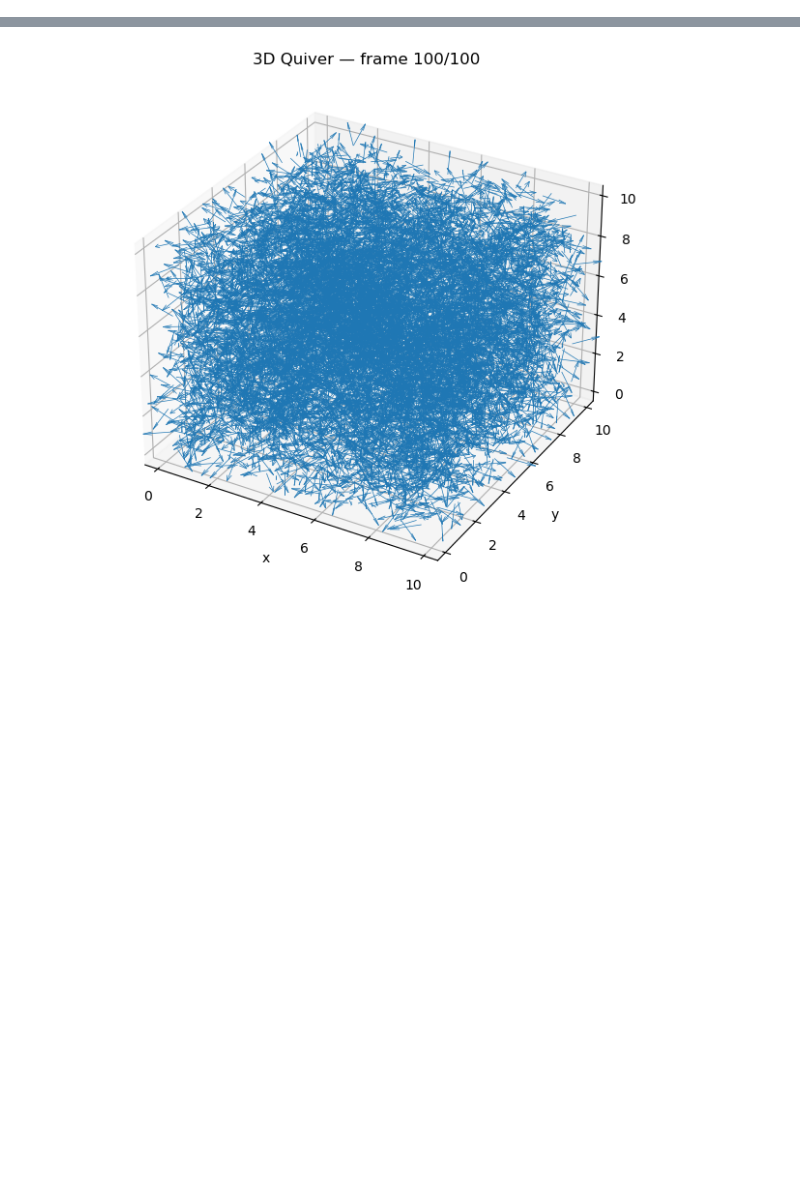
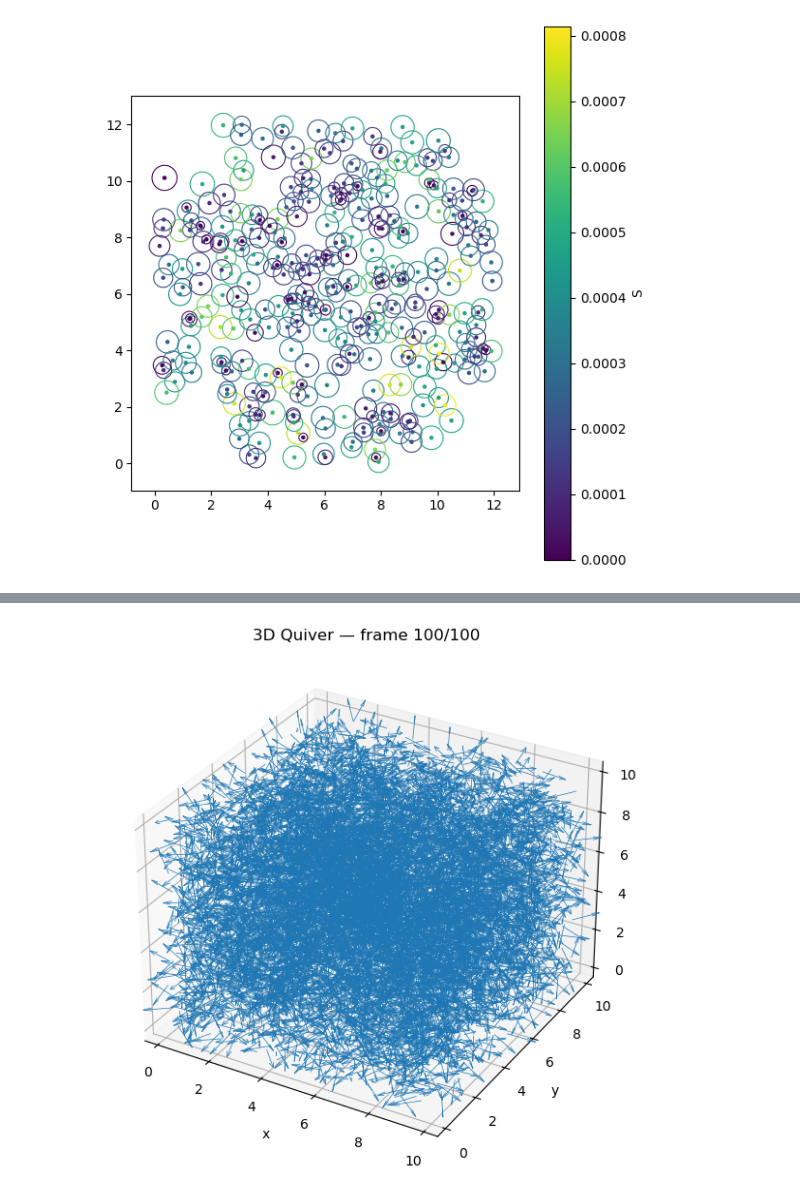
Before and after one commit to vicioms/camilla, a Jupyter notebook: cupsim/test.ipynb, the cells around one changed output, grey strips where cells are left out. Saved outputs shown, nothing was run; the diff lists cells and outputs as text; code cells hidden in the pictures; blank space fills up the shorter version.

```diff
--- a/cupsim/test.ipynb
+++ b/cupsim/test.ipynb
@@ -5,6 +5,71 @@ from scipy.spatial import KDTree
 from scipy.stats import binned_statistic_2d
 from pathlib import Path
 from matplotlib import animation, rc
+# %%
+import numpy as np
+import matplotlib.pyplot as plt
+from matplotlib.patches import Ellipse
+from matplotlib.colors import Normalize
+import matplotlib.cm as cm
+
+# --- load data ---
+# columns: x, y, (maybe something), s00, s01, s11  (uses 3,4,5 as shape entries)
+data = np.loadtxt("particles2d.txt")
+data = data[np.isfinite(data).all(axis=1)]  # filter NaNs
+
+# shape matrices Σ
+shape = np.zeros((data.shape[0], 2, 2), dtype=float)
+shape[:,0,0] = data[:,3]
+shape[:,0,1] = data[:,4]
+shape[:,1,0] = data[:,4]
+shape[:,1,1] = data[:,5]
+
+# color by your S (rename the label accordingly)
+# (your S looked like a deviatoric log-shape; keep as-is to stay minimal)
+# safer eigendecomp for symmetric matrices:
+eigvals, eigvecs = np.linalg.eigh(shape)  # ascending λ
+# (optional) a scalar to color by; reuse your formula:
+S = 0.5*np.log(eigvals[:,1]) - 0.25*np.log(eigvals[:,0]*eigvals[:,1])
+
+# plot
+fig, ax = plt.subplots(figsize=(6,6))
+ax.set_aspect('equal', adjustable='box')
+
+norm = Normalize(vmin=np.min(S), vmax=np.max(S))
+cmap = cm.get_cmap('viridis')
+
+k = 1.0  # scale of contour: 1.0 ~ "1-sigma" if Σ is covariance
+for i in range(shape.shape[0]):
+    x, y = data[i,0], data[i,1]
+
+    # sort so major axis first
+    lam0, lam1 = eigvals[i,1], eigvals[i,0]  # eigh is ascending
+    vec0 = eigvecs[i,:,1]                    # eigenvector for lam0 (major)
+
+    # ellipse width/height are full diameters (2*a, 2*b)
+    width  = 2.0 * k * np.sqrt(lam0)
+    height = 2.0 * k * np.sqrt(lam1)
+
+    # angle from eigenvector of largest eigenvalue
+    angle_deg = np.degrees(np.arctan2(vec0[1], vec0[0]))
+
+    e = Ellipse((x, y), width, height, angle=angle_deg,
+                facecolor='none',
+                edgecolor=cmap(norm(S[i])),
+                linewidth=0.8)
+    ax.add_patch(e)
+
+# optional scatter of centers (tiny) for reference
+ax.scatter(data[:,0], data[:,1], c=S, s=5, cmap=cmap, norm=norm)
+
+mappable = cm.ScalarMappable(norm=norm, cmap=cmap)
+cbar = plt.colorbar(mappable, ax=ax)
+cbar.set_label("S")
+
+plt.tight_layout()
+plt.show()
+# %% [output]
+[figure, added]
 # %%
 data = np.loadtxt("particles.txt")
 fig = plt.figure()
```
Also changed, not shown: parts of 2 cells of this notebook, 33 other files.
